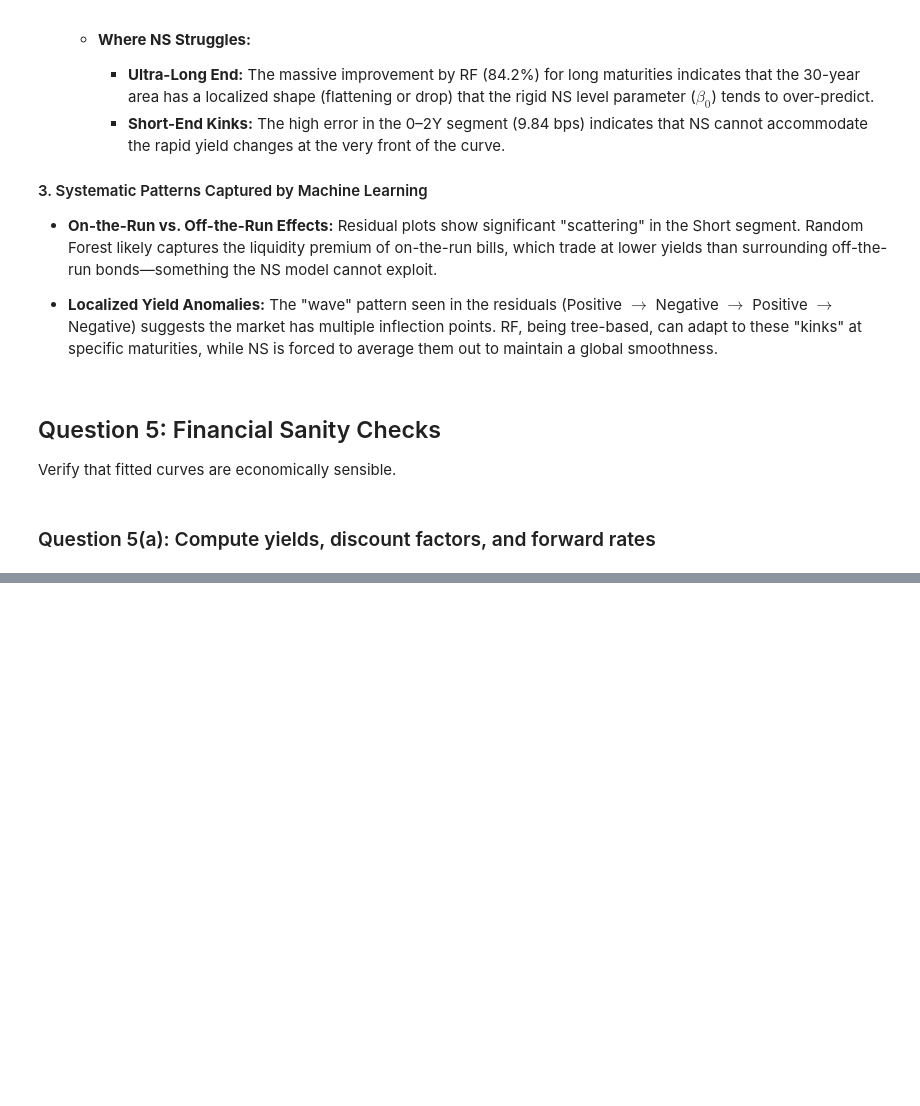
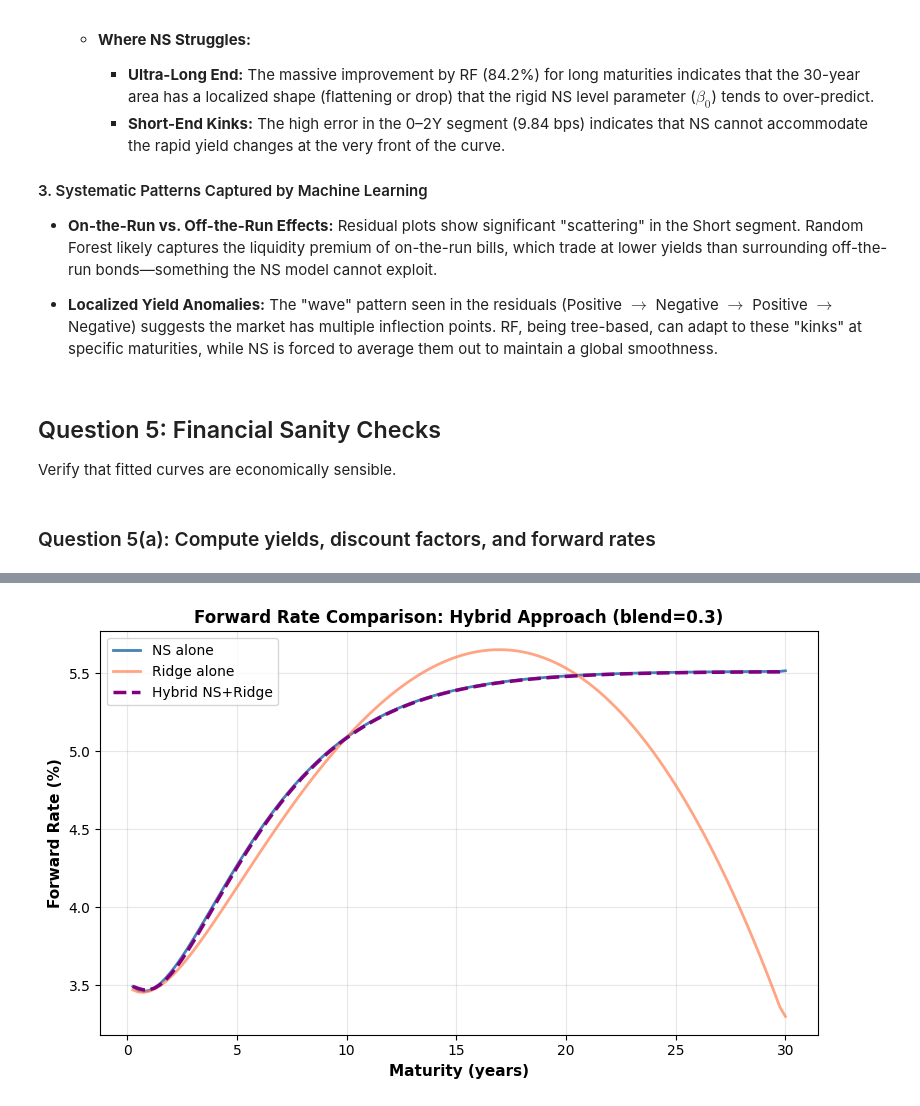
Before and after one commit to AdithSrinivasan/treasury-curve-models, a Jupyter notebook: fitting_yield_curves.ipynb, the cells around one changed output, grey strips where cells are left out. Saved outputs shown, nothing was run; the diff lists cells and outputs as text; code cells hidden in the pictures; blank space fills up the shorter version.

```diff
--- a/fitting_yield_curves.ipynb
+++ b/fitting_yield_curves.ipynb
@@ -2135,0 +2769,85 @@ Verify that fitted curves are economically sensible.
+# %%
+# Step 1: Fit NS baseline (already fitted)
+y_train_ns = ns_yield(tau_train, ns_train.beta0, ns_train.beta1, ns_train.beta2, ns_train.lam)
+y_test_ns = ns_yield(tau_test, ns_train.beta0, ns_train.beta1, ns_train.beta2, ns_train.lam)
+
+# Step 2: Fit Ridge to residuals using NS basis functions
+residuals_train = y_train - y_train_ns
+
+def ns_basis_features_multi_lambda(tau, cpn=None, n_lambda=3):
+    """Create NS-design matrix with multiple lambdas for flexibility."""
+    features = []
+    lambdas = np.linspace(0.5, 5.0, n_lambda)
+    for lam in lambdas:
+        L0, L1, L2 = ns_loadings(tau, lam)
+        features.extend([L0, L1, L2])
+    X = np.column_stack(features)
+    if cpn is not None:
+        cpn_array = np.asarray(cpn).reshape(-1, 1)
+        X = np.hstack([X, cpn_array])
+    return X
+
+X_train_ns_basis = ns_basis_features_multi_lambda(tau_train, cpn=cpn_train, n_lambda=3)
+X_test_ns_basis = ns_basis_features_multi_lambda(tau_test, cpn=cpn_test, n_lambda=3)
+
+# Fit Ridge regression (higher alpha for smoothness)
+ridge_residual = Ridge(alpha=1.0)
+ridge_residual.fit(X_train_ns_basis, residuals_train)
+
+# Step 3: Predict and blend
+residuals_test_pred = ridge_residual.predict(X_test_ns_basis)
+blend_weight = 0.3  # blending parameter for ML residual
+y_test_hybrid = y_test_ns + blend_weight * residuals_test_pred
+
+# Calculate RMSEs (in bps) for each model
+performance_df = pd.DataFrame({
+    "Model": ["NS alone", "Ridge alone", f"Hybrid (blend={blend_weight})"],
+    "Test RMSE (bps)": [
+        rmse_bps(y_test, y_test_ns),
+        ridge_result.test_rmse,
+        rmse_bps(y_test, y_test_hybrid),
+    ]
+})
+performance_df = performance_df.set_index("Model")
+performance_df = performance_df.style.set_caption("Hybrid NS + Ridge: Performance Comparison")
+
+# Sanity checks on hybrid
+r_hybrid_dense = ns_yield(tau_dense, ns_train.beta0, ns_train.beta1, ns_train.beta2, ns_train.lam)
+X_dense_ns_basis = ns_basis_features_multi_lambda(tau_dense, cpn=np.zeros(len(tau_dense)), n_lambda=3)
+residuals_dense_pred = ridge_residual.predict(X_dense_ns_basis)
+r_hybrid_dense = r_hybrid_dense + blend_weight * residuals_dense_pred
+
+hybrid_checks = comprehensive_sanity_checks(tau_dense, r_hybrid_dense, 'Hybrid NS+Ridge')
+
+# Present checks in a dataframe for clarity
+hybrid_checks_df = pd.DataFrame([
+    ["DF all positive", hybrid_checks['df_all_positive']],
+    ["DF monotonic decreasing", hybrid_checks['df_monotonic_decreasing']],
+    ["Forward rate all positive", hybrid_checks['fwd_all_positive']],
+    [
+        "Forward rate smooth",
+        f"{hybrid_checks['fwd_smooth']} (max jump = {hybrid_checks['fwd_max_jump_bps']:.2f} bps)"
+    ],
+    ["Overall", "✓ PASS" if hybrid_checks['all_checks_pass'] else "✗ FAIL"]
+], columns=["Sanity Check", "Result"])
+
+hybrid_checks_df = hybrid_checks_df.style.set_caption("Hybrid NS + Ridge: Sanity Checks")
+
+# Display results
+display(performance_df)
+display(hybrid_checks_df)
+
+# Visualize the hybrid forward curve vs. NS and Ridge
+fig, ax = plt.subplots(figsize=(8, 5))
+ax.plot(ns_checks['tau'], ns_checks['f'] * 100, linewidth=2, label='NS alone', color='steelblue')
+ax.plot(ridge_checks['tau'], ridge_checks['f'] * 100, linewidth=2, label='Ridge alone', color='coral', alpha=0.7)
+ax.plot(hybrid_checks['tau'], hybrid_checks['f'] * 100, linewidth=2.5, label='Hybrid NS+Ridge',
+        color='purple', linestyle='--')
+ax.set_xlabel('Maturity (years)', fontsize=11, fontweight='bold')
+ax.set_ylabel('Forward Rate (%)', fontsize=11, fontweight='bold')
+ax.set_title(f'Forward Rate Comparison: Hybrid Approach (blend={blend_weight})', fontsize=12, fontweight='bold')
+ax.legend()
+ax.grid(True, alpha=0.3)
+plt.tight_layout()
+plt.show()
+# %% [output]
@@ -2135,0 +2867 @@ Verify that fitted curves are economically sensible.
+[figure, added]
```
Also changed, not shown: parts of 13 cells of this notebook.
